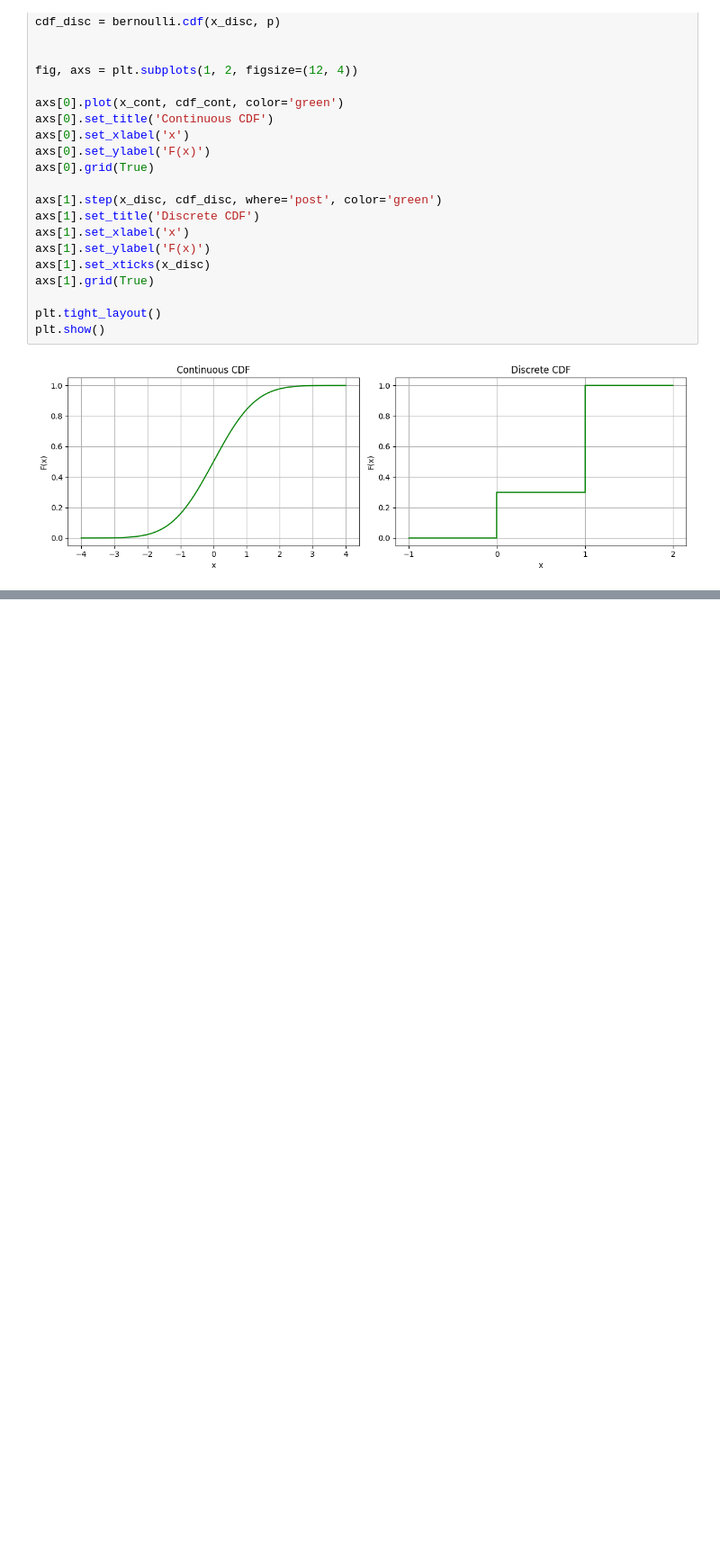
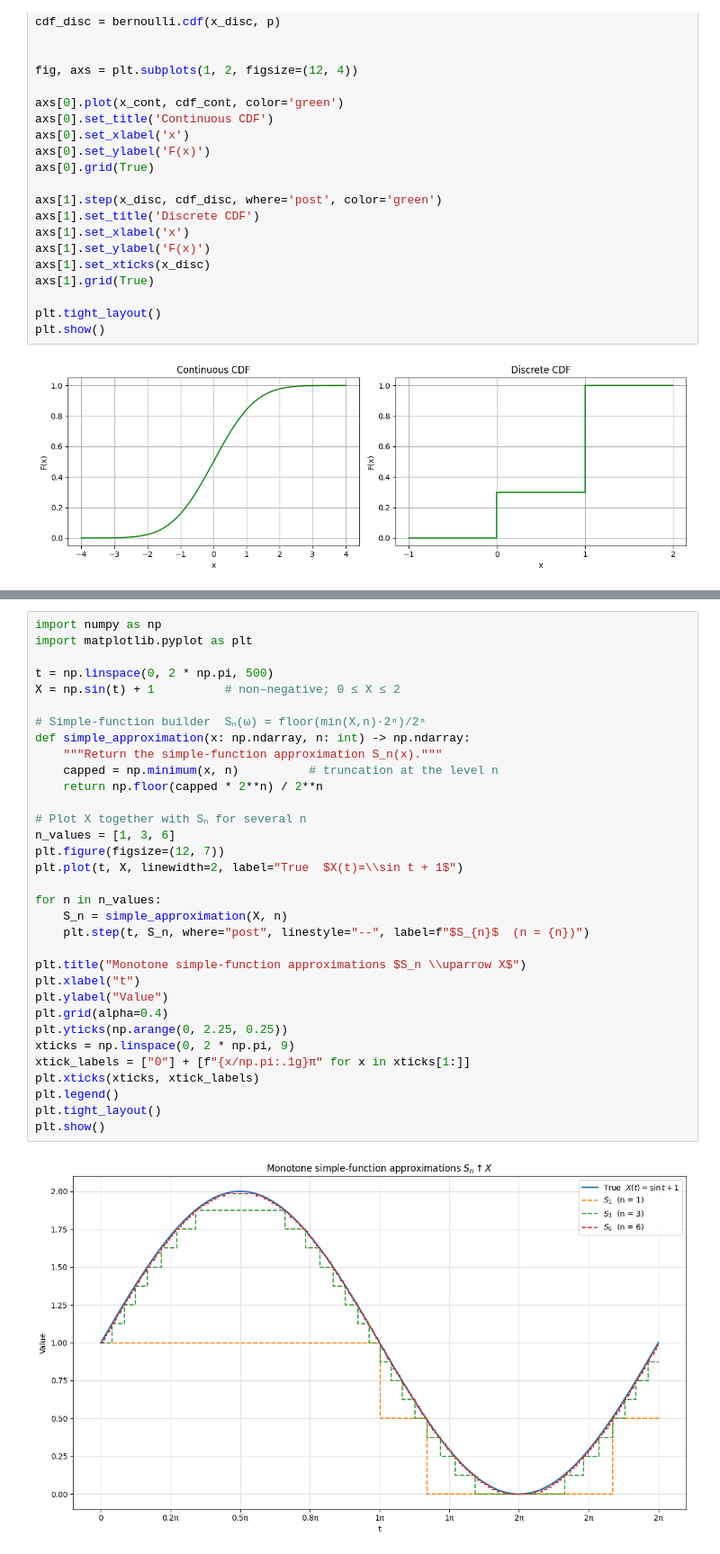
Before and after one commit to Niorlys/ForexMath, a Jupyter notebook: 3-Probability-Essentials-II.ipynb, the cells around one changed output, grey strips where cells are left out. Shown at 90% size. Cells and saved outputs as stored; diff of their text form; blank space fills up the shorter version.

```diff
--- a/3-Probability-Essentials-II.ipynb
+++ b/3-Probability-Essentials-II.ipynb
@@ -327,0 +244,35 @@ Thus the abstract integral collapses to the familiar **counting-measure sum**.
+# %%
+import numpy as np
+import matplotlib.pyplot as plt
+
+t = np.linspace(0, 2 * np.pi, 500)
+X = np.sin(t) + 1          # non–negative; 0 ≤ X ≤ 2
+
+# Simple-function builder  Sₙ(ω) = floor(min(X,n)·2ⁿ)/2ⁿ
+def simple_approximation(x: np.ndarray, n: int) -> np.ndarray:
+    """Return the simple-function approximation S_n(x)."""
+    capped = np.minimum(x, n)          # truncation at the level n
+    return np.floor(capped * 2**n) / 2**n
+
+# Plot X together with Sₙ for several n
+n_values = [1, 3, 6]
+plt.figure(figsize=(12, 7))
+plt.plot(t, X, linewidth=2, label="True  $X(t)=\\sin t + 1$")
+
+for n in n_values:
+    S_n = simple_approximation(X, n)
+    plt.step(t, S_n, where="post", linestyle="--", label=f"$S_{n}$  (n = {n})")
+
+plt.title("Monotone simple-function approximations $S_n \\uparrow X$")
+plt.xlabel("t")
+plt.ylabel("Value")
+plt.grid(alpha=0.4)
+plt.yticks(np.arange(0, 2.25, 0.25))
+xticks = np.linspace(0, 2 * np.pi, 9)
+xtick_labels = ["0"] + [f"{x/np.pi:.1g}π" for x in xticks[1:]]
+plt.xticks(xticks, xtick_labels)
+plt.legend()
+plt.tight_layout()
+plt.show()
+# %% [output]
+[figure, added]
```
Also changed, not shown: parts of 3 cells of this notebook.
